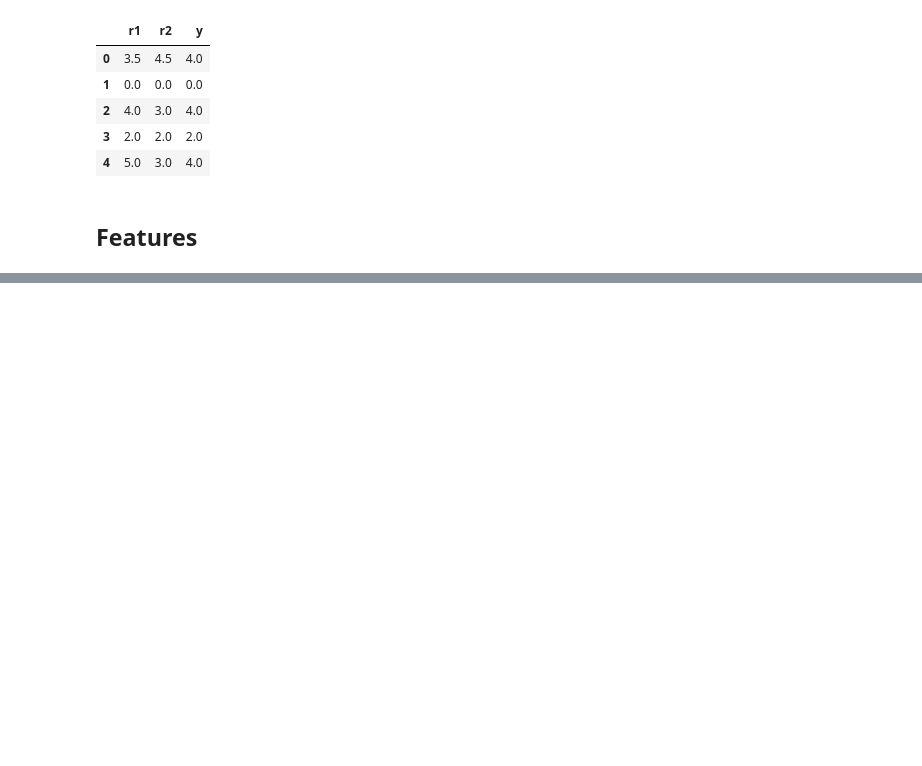
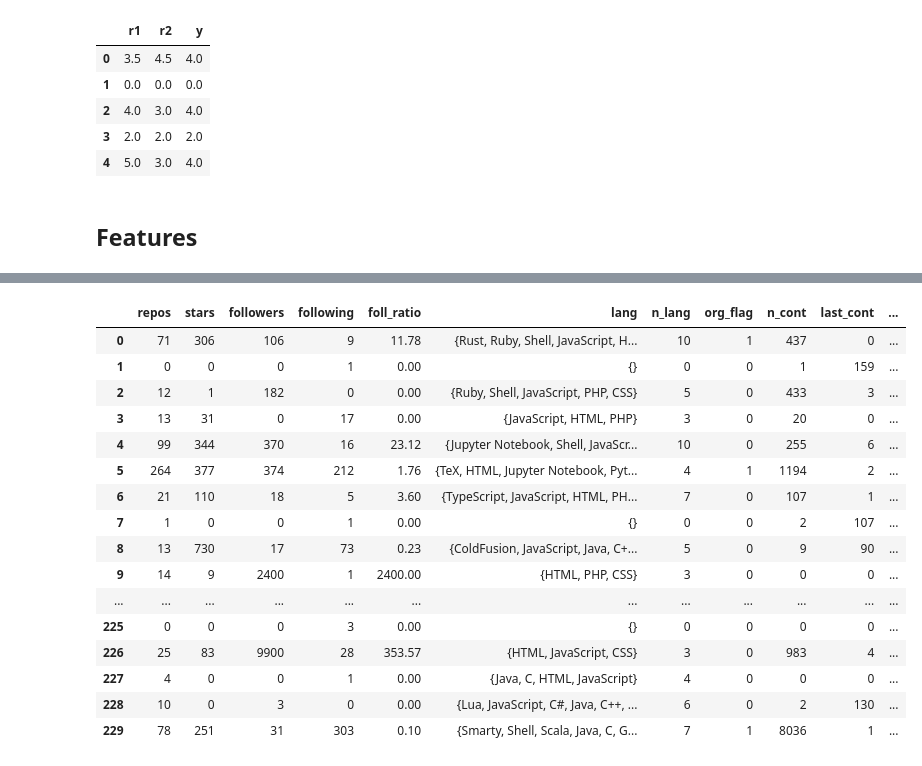
Before and after one commit to conorosully/git-rater, a Jupyter notebook: src/feature_engineering.ipynb, the cells around one changed output, grey strips where cells are left out. Saved outputs shown, nothing was run; the diff lists cells and outputs as text; code cells hidden in the pictures; blank space fills up the shorter version.

```diff
--- a/src/feature_engineering.ipynb
+++ b/src/feature_engineering.ipynb
@@ -94,6 +97,26 @@ data = pd.DataFrame(features,columns=columns)
 data['r1'] = rating['r1']
 data['r2'] = rating['r2']
 data['y'] = rating['y']
+# %%
+data
+# %% [output]
+|  | repos | stars | followers | following | foll_ratio | lang | n_lang | org_flag | n_cont | last_cont | ... |
+| 0 | 71 | 306 | 106 | 9 | 11.78 | {Rust, Ruby, Shell, JavaScript, H... | 10 | 1 | 437 | 0 | ... |
+| 1 | 0 | 0 | 0 | 1 | 0.00 | {} | 0 | 0 | 1 | 159 | ... |
+| 2 | 12 | 1 | 182 | 0 | 0.00 | {Ruby, Shell, JavaScript, PHP, CSS} | 5 | 0 | 433 | 3 | ... |
+| 3 | 13 | 31 | 0 | 17 | 0.00 | {JavaScript, HTML, PHP} | 3 | 0 | 20 | 0 | ... |
+| 4 | 99 | 344 | 370 | 16 | 23.12 | {Jupyter Notebook, Shell, JavaScr... | 10 | 0 | 255 | 6 | ... |
+| 5 | 264 | 377 | 374 | 212 | 1.76 | {TeX, HTML, Jupyter Notebook, Pyt... | 4 | 1 | 1194 | 2 | ... |
+| 6 | 21 | 110 | 18 | 5 | 3.60 | {TypeScript, JavaScript, HTML, PH... | 7 | 0 | 107 | 1 | ... |
+| 7 | 1 | 0 | 0 | 1 | 0.00 | {} | 0 | 0 | 2 | 107 | ... |
+| 8 | 13 | 730 | 17 | 73 | 0.23 | {ColdFusion, JavaScript, Java, C+... | 5 | 0 | 9 | 90 | ... |
+| 9 | 14 | 9 | 2400 | 1 | 2400.00 | {HTML, PHP, CSS} | 3 | 0 | 0 | 0 | ... |
+| ... | ... | ... | ... | ... | ... | ... | ... | ... | ... | ... | ... |
+| 225 | 0 | 0 | 0 | 3 | 0.00 | {} | 0 | 0 | 0 | 0 | ... |
+| 226 | 25 | 83 | 9900 | 28 | 353.57 | {HTML, JavaScript, CSS} | 3 | 0 | 983 | 4 | ... |
+| 227 | 4 | 0 | 0 | 1 | 0.00 | {Java, C, HTML, JavaScript} | 4 | 0 | 0 | 0 | ... |
+| 228 | 10 | 0 | 3 | 0 | 0.00 | {Lua, JavaScript, C#, Java, C++, ... | 6 | 0 | 2 | 130 | ... |
+| 229 | 78 | 251 | 31 | 303 | 0.10 | {Smarty, Shell, Scala, Java, C, G... | 7 | 1 | 8036 | 1 | ... |
 # %%
 data.to_csv('../data/gitrater.csv')
 # %%
```
Also changed, not shown: parts of 3 cells of this notebook, 1 other file.
